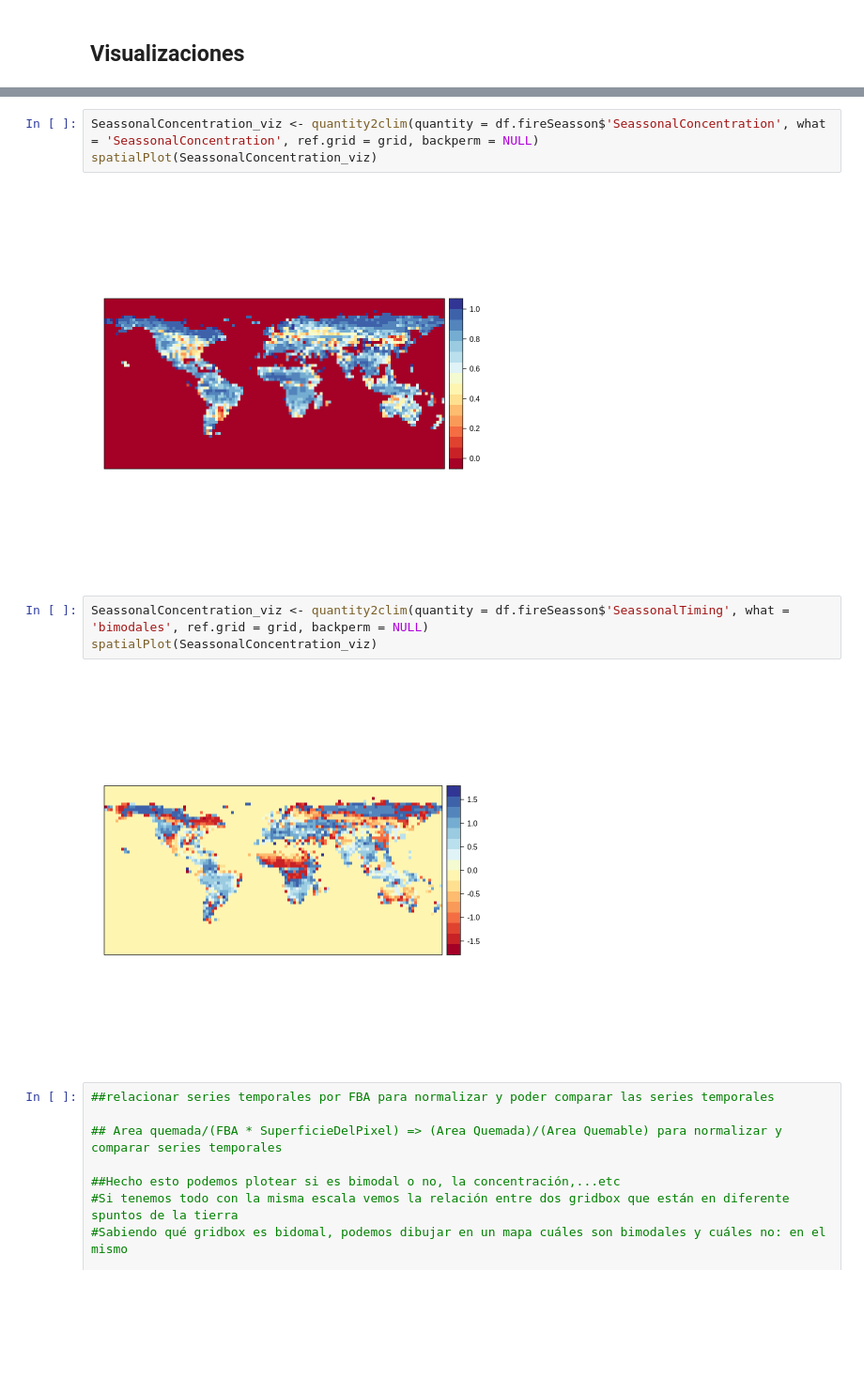
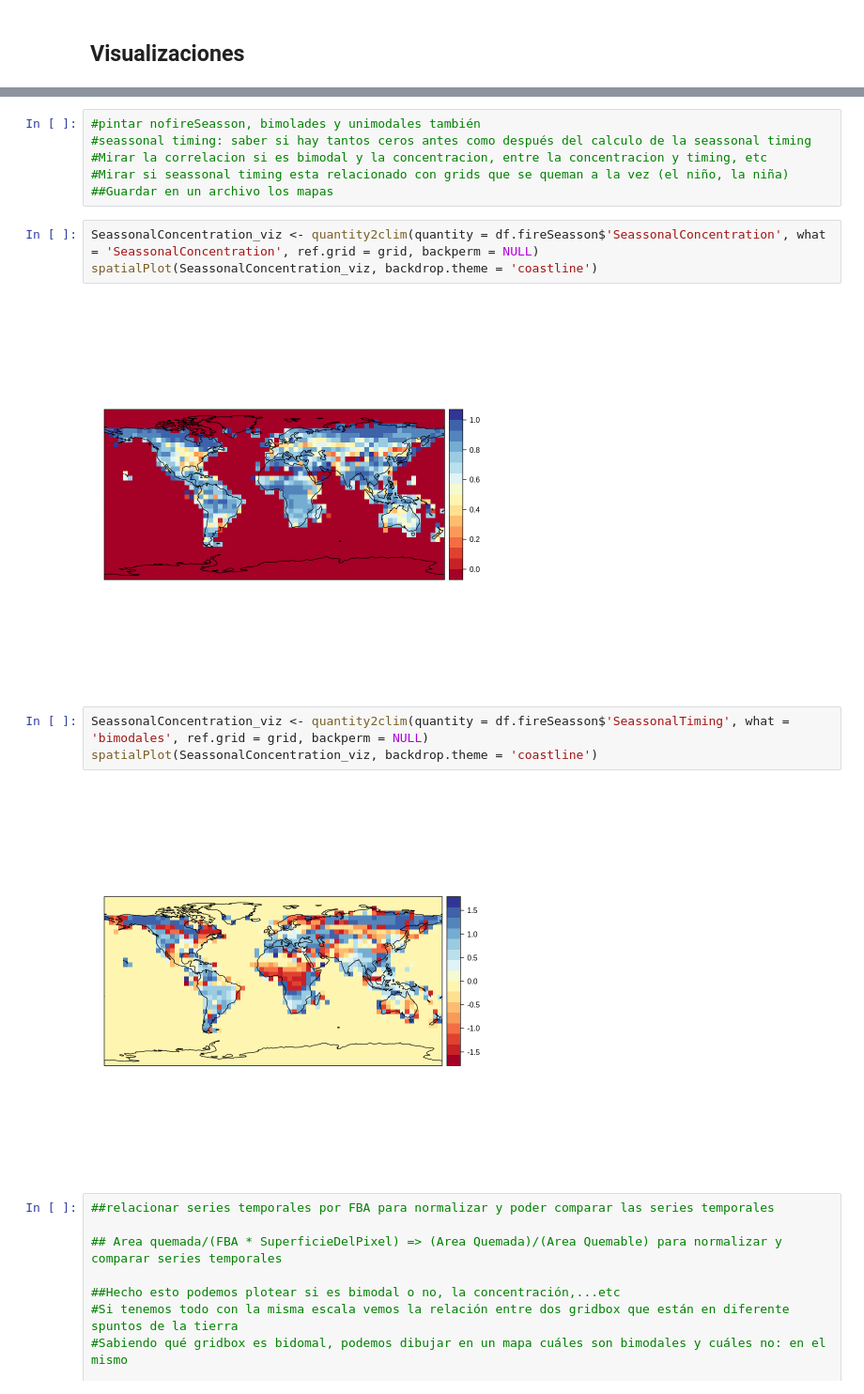
Before and after one commit to delatorre96/Development-of-a-multi-resolution-fire-season-database-on-a-global-scale, a Jupyter notebook: 2.Fire_Seasson/Fire Season.ipynb, the cells around one changed output, grey strips where cells are left out. Shown at 94% size. Cells and saved outputs as stored; diff of their text form; blank space fills up the shorter version.

```diff
--- a/2.Fire_Seasson/Fire Season.ipynb
+++ b/2.Fire_Seasson/Fire Season.ipynb
@@ -194,13 +201,19 @@ spatialPlot(bimodalesOrNot_clim)
+# %%
+#pintar nofireSeasson, bimolades y unimodales también
+#seassonal timing: saber si hay tantos ceros antes como después del calculo de la seassonal timing
+#Mirar la correlacion si es bimodal y la concentracion, entre la concentracion y timing, etc
+#Mirar si seassonal timing esta relacionado con grids que se queman a la vez (el niño, la niña)
+##Guardar en un archivo los mapas
 # %%
 SeassonalConcentration_viz <- quantity2clim(quantity = df.fireSeasson$'SeassonalConcentration', what = 'SeassonalConcentration', ref.grid = grid, backperm = NULL)
-spatialPlot(SeassonalConcentration_viz)
+spatialPlot(SeassonalConcentration_viz, backdrop.theme = 'coastline')
 # %% [output]
-[figure, old version]
+[figure, new version]
 # %%
 SeassonalConcentration_viz <- quantity2clim(quantity = df.fireSeasson$'SeassonalTiming', what = 'bimodales', ref.grid = grid, backperm = NULL)
-spatialPlot(SeassonalConcentration_viz)
+spatialPlot(SeassonalConcentration_viz, backdrop.theme = 'coastline')
 # %% [output]
-[figure, old version]
+[figure, new version]
 # %%
 ##relacionar series temporales por FBA para normalizar y poder comparar las series temporales
 
```
Also changed, not shown: parts of 3 cells of this notebook, 16 other files.
